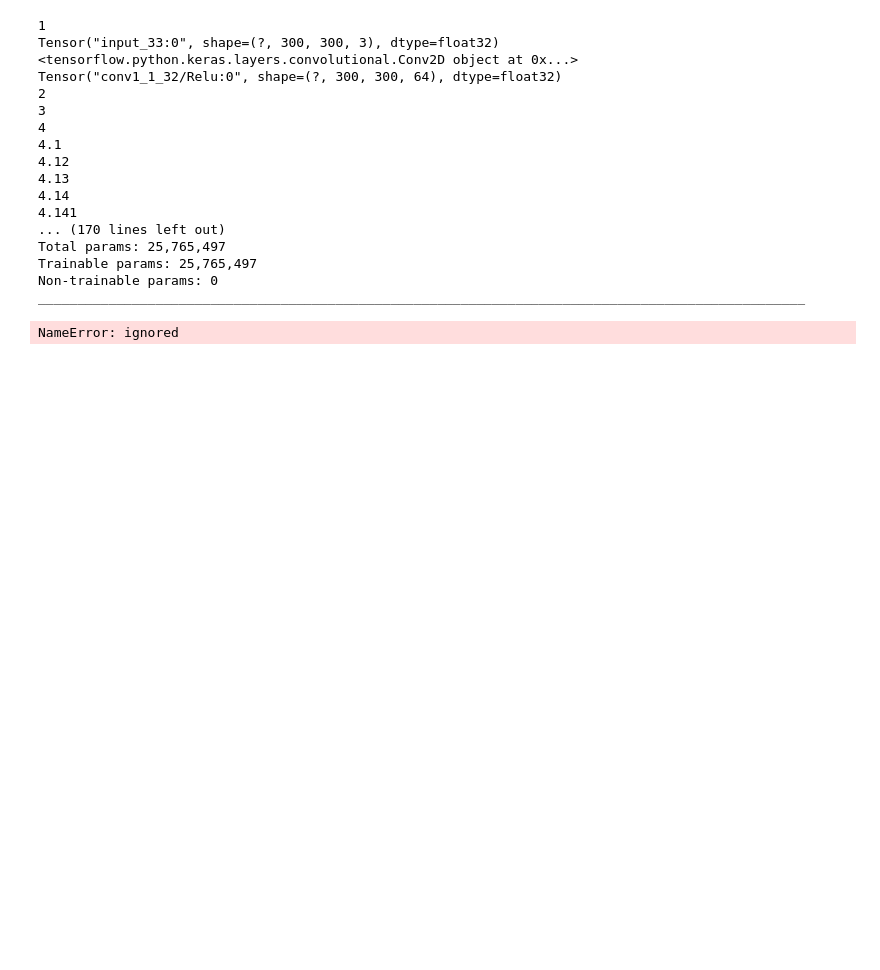
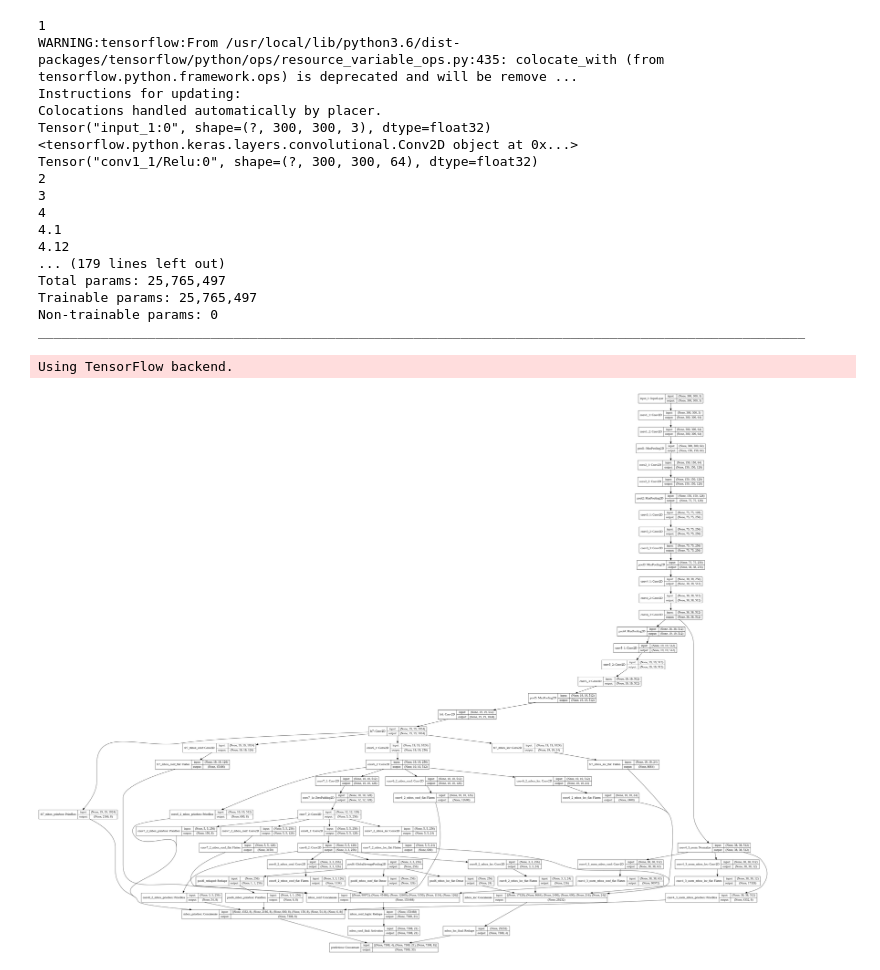
Before and after one commit to scpepper69/convnet-drawer, a Jupyter notebook: TensorFlow_Keras_ObjectDetection_01_draft.ipynb, the cells around one changed output. Drawn from its saved outputs; the diff is of its cells as text; code cells hidden in the pictures; blank space fills up the shorter version.

```diff
--- a/TensorFlow_Keras_ObjectDetection_01_draft.ipynb
+++ b/TensorFlow_Keras_ObjectDetection_01_draft.ipynb
@@ -61,10 +59,11 @@ class Normalize(Layer):
         Add possibility to have one scale for all features.
     """
     def __init__(self, scale, **kwargs):
-        if K.image_dim_ordering() == 'tf':
-            self.axis = 3
-        else:
-            self.axis = 1
+        self.axis = 3
+#        if K.image_dim_ordering() == 'tf':
+#            self.axis = 3
+#        else:
+#            self.axis = 1
         self.scale = scale
         print(4.12)
         super(Normalize, self).__init__(**kwargs)
@@ -118,12 +117,15 @@ class PriorBox(Layer):
     """
     def __init__(self, img_size, min_size, max_size=None, aspect_ratios=None,
                  flip=True, variances=[0.1], clip=True, **kwargs):
-        if K.image_dim_ordering() == 'tf':
-            self.waxis = 2
-            self.haxis = 1
-        else:
-            self.waxis = 3
-            self.haxis = 2
+
+        self.waxis = 2
+        self.haxis = 1
+#        if K.image_dim_ordering() == 'tf':
+#            self.waxis = 2
+#            self.haxis = 1
+#        else:
+#            self.waxis = 3
+#            self.haxis = 2
         self.img_size = img_size
         if min_size <= 0:
             raise Exception('min_size must be positive.')
@@ -585,28 +535,34 @@ NUM_CLASSES = len(voc_classes) + 1
 input_shape = (300, 300, 3)
 
 model = SSD300v2(input_shape, num_classes=NUM_CLASSES)
-model.summary()
 
 loss = MultiboxLoss(NUM_CLASSES, neg_pos_ratio=2.0).compute_loss
 model.compile(optimizer='Adadelta', loss=loss)
 
-# model.summary()
+model.summary()
 # %% [output]
 1
-Tensor("input_33:0", shape=(?, 300, 300, 3), dtype=float32)
+WARNING:tensorflow:From /usr/local/lib/python3.6/dist-packages/tensorflow/python/ops/resource_variable_ops.py:435: colocate_with (from tensorflow.python.framework.ops) is deprecated and will be remove ...
+Instructions for updating:
+Colocations handled automatically by placer.
+Tensor("input_1:0", shape=(?, 300, 300, 3), dtype=float32)
 <tensorflow.python.keras.layers.convolutional.Conv2D object at 0x...>
-Tensor("conv1_1_32/Relu:0", shape=(?, 300, 300, 64), dtype=float32)
+Tensor("conv1_1/Relu:0", shape=(?, 300, 300, 64), dtype=float32)
 2
 3
 4
 4.1
 4.12
-4.13
-4.14
-4.141
-... (170 lines left out)
+... (179 lines left out)
 Total params: 25,765,497
 Trainable params: 25,765,497
 Non-trainable params: 0
 __________________________________________________________________________________________________
-NameError: ignored
+# %%
+from keras.utils.vis_utils import plot_model
+from IPython.display import Image
+plot_model(model, to_file="./model.png", show_shapes=True)
+Image('./model.png')
+# %% [output]
+Using TensorFlow backend.
+[figure, added]
```
Also changed, not shown: parts of 12 cells of this notebook.
